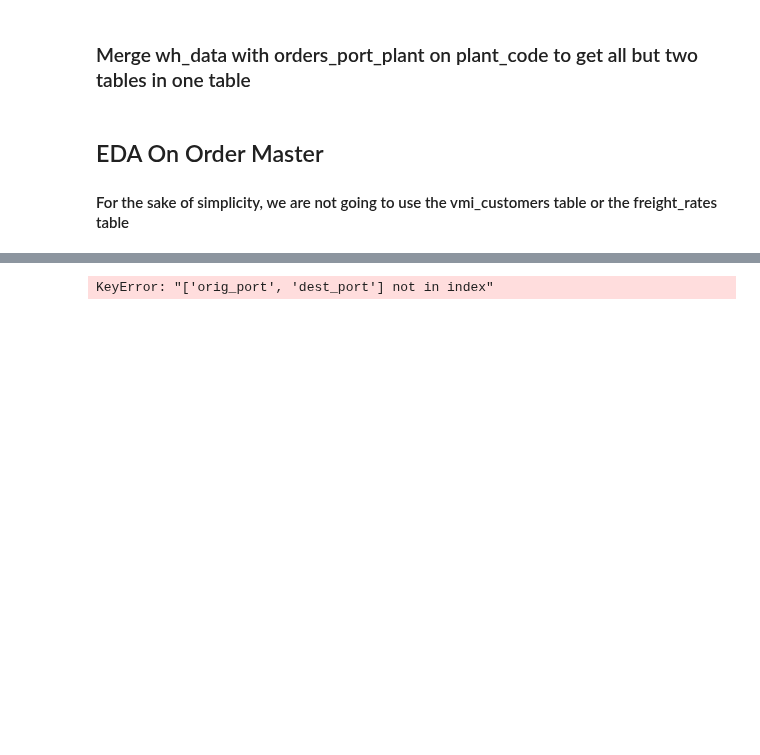
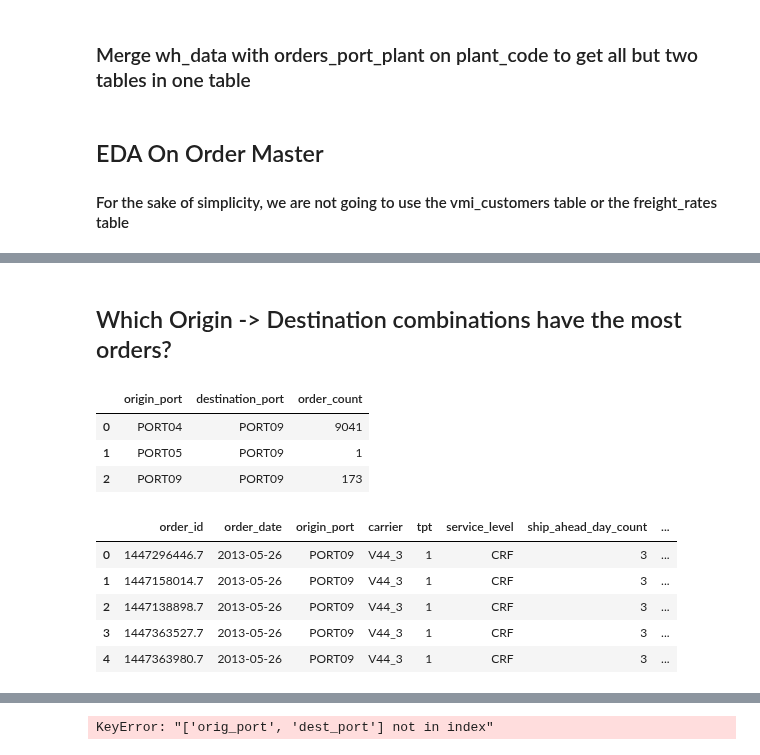
Before and after one commit to rhurst1029/supply_chain_ml, a Jupyter notebook: EDA.ipynb, the cells around one changed output, grey strips where cells are left out. Drawn from its saved outputs; the diff is of its cells as text; code cells hidden in the pictures; blank space fills up the shorter version.

```diff
--- a/EDA.ipynb
+++ b/EDA.ipynb
@@ -270,0 +329,18 @@ order_master.head(3), order_master.shape
+# %% [markdown]
+## Which Origin -> Destination combinations have the most orders?
+# %%
+order_master[['origin_port', 'destination_port']].groupby(['origin_port', 'destination_port']).size().reset_index(name='order_count')
+# %% [output]
+|  | origin_port | destination_port | order_count |
+| 0 | PORT04 | PORT09 | 9041 |
+| 1 | PORT05 | PORT09 | 1 |
+| 2 | PORT09 | PORT09 | 173 |
+# %%
+order_master.head()
+# %% [output]
+|  | order_id | order_date | origin_port | carrier | tpt | service_level | ship_ahead_day_count | ... |
+| 0 | 1447296446.7 | 2013-05-26 | PORT09 | V44_3 | 1 | CRF | 3 | ... |
+| 1 | 1447158014.7 | 2013-05-26 | PORT09 | V44_3 | 1 | CRF | 3 | ... |
+| 2 | 1447138898.7 | 2013-05-26 | PORT09 | V44_3 | 1 | CRF | 3 | ... |
+| 3 | 1447363527.7 | 2013-05-26 | PORT09 | V44_3 | 1 | CRF | 3 | ... |
+| 4 | 1447363980.7 | 2013-05-26 | PORT09 | V44_3 | 1 | CRF | 3 | ... |
```
Also changed, not shown: parts of 7 cells of this notebook.
